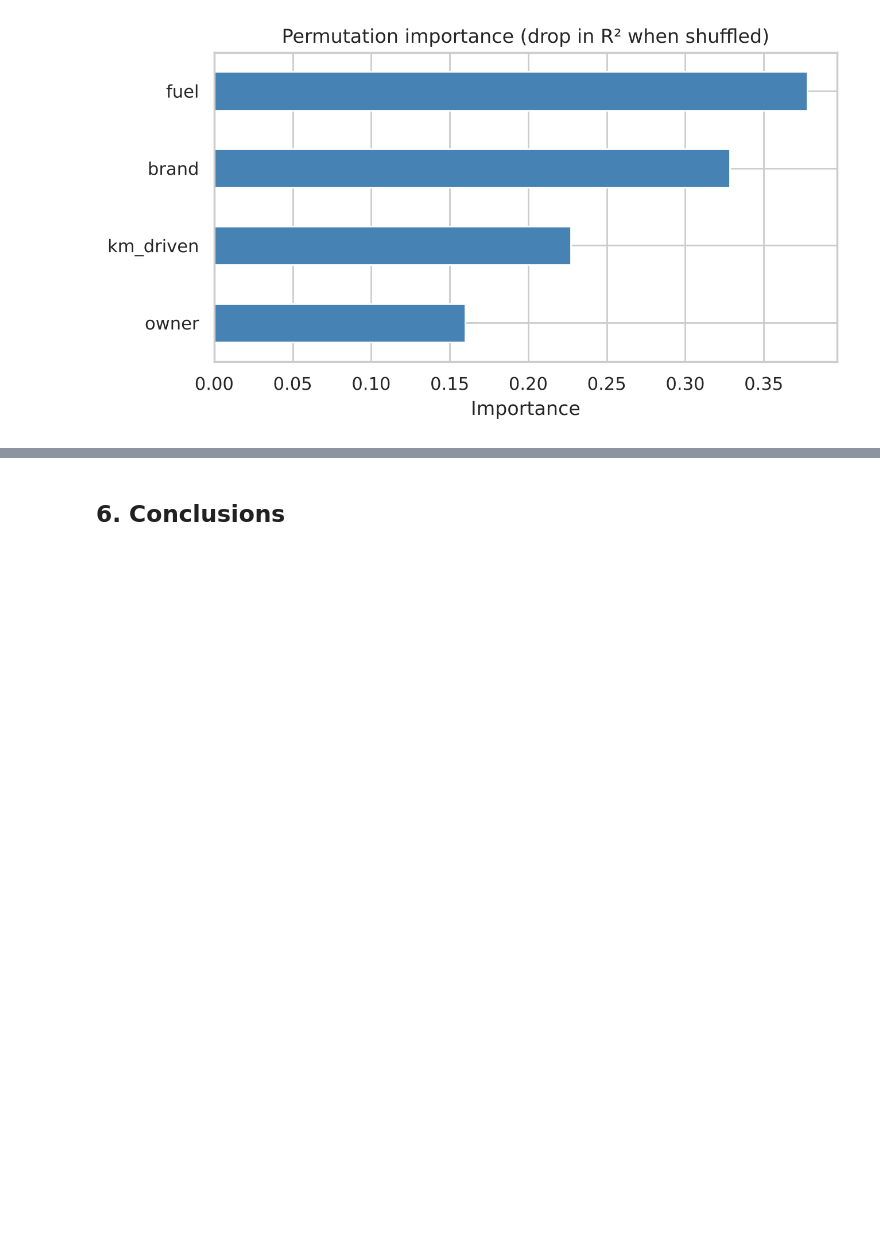
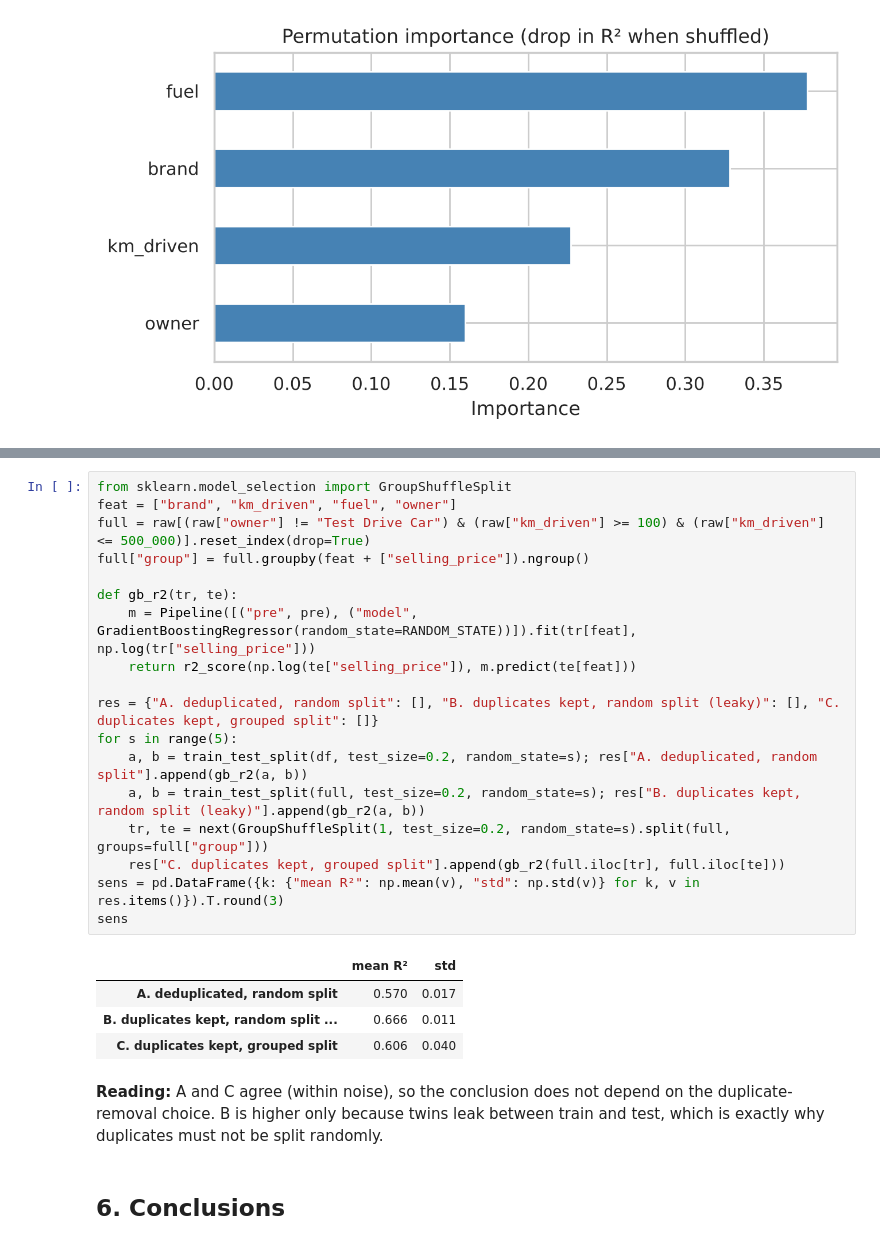
Before and after one commit to 21fahadalfaridi/cars_price_analysis, a Jupyter notebook: cars_price_analysis.ipynb, the cells around one changed output, grey strips where cells are left out. Cells and saved outputs as stored; diff of their text form; blank space fills up the shorter version.

```diff
--- a/cars_price_analysis.ipynb
+++ b/cars_price_analysis.ipynb
@@ -243,3 +270,28 @@ plt.title("Permutation importance (drop in R² when shuffled)"); plt.xlabel("Imp
+# %%
+from sklearn.model_selection import GroupShuffleSplit
+feat = ["brand", "km_driven", "fuel", "owner"]
+full = raw[(raw["owner"] != "Test Drive Car") & (raw["km_driven"] >= 100) & (raw["km_driven"] <= 500_000)].reset_index(drop=True)
+full["group"] = full.groupby(feat + ["selling_price"]).ngroup()
+
+def gb_r2(tr, te):
+    m = Pipeline([("pre", pre), ("model", GradientBoostingRegressor(random_state=RANDOM_STATE))]).fit(tr[feat], np.log(tr["selling_price"]))
+    return r2_score(np.log(te["selling_price"]), m.predict(te[feat]))
+
+res = {"A. deduplicated, random split": [], "B. duplicates kept, random split (leaky)": [], "C. duplicates kept, grouped split": []}
+for s in range(5):
+    a, b = train_test_split(df, test_size=0.2, random_state=s); res["A. deduplicated, random split"].append(gb_r2(a, b))
+    a, b = train_test_split(full, test_size=0.2, random_state=s); res["B. duplicates kept, random split (leaky)"].append(gb_r2(a, b))
+    tr, te = next(GroupShuffleSplit(1, test_size=0.2, random_state=s).split(full, groups=full["group"]))
+    res["C. duplicates kept, grouped split"].append(gb_r2(full.iloc[tr], full.iloc[te]))
+sens = pd.DataFrame({k: {"mean R²": np.mean(v), "std": np.std(v)} for k, v in res.items()}).T.round(3)
+sens
+# %% [output]
+|  | mean R² | std |
+| A. deduplicated, random split | 0.570 | 0.017 |
+| B. duplicates kept, random split ... | 0.666 | 0.011 |
+| C. duplicates kept, grouped split | 0.606 | 0.040 |
+# %% [markdown]
+**Reading:** A and C agree (within noise), so the conclusion does not depend on the duplicate-removal choice. B is higher only because twins leak between train and test, which is exactly why duplicates must not be split randomly.
 # %% [markdown]
 ## 6. Conclusions
 # %%
```
Also changed, not shown: parts of 5 cells of this notebook, 1 other file.
